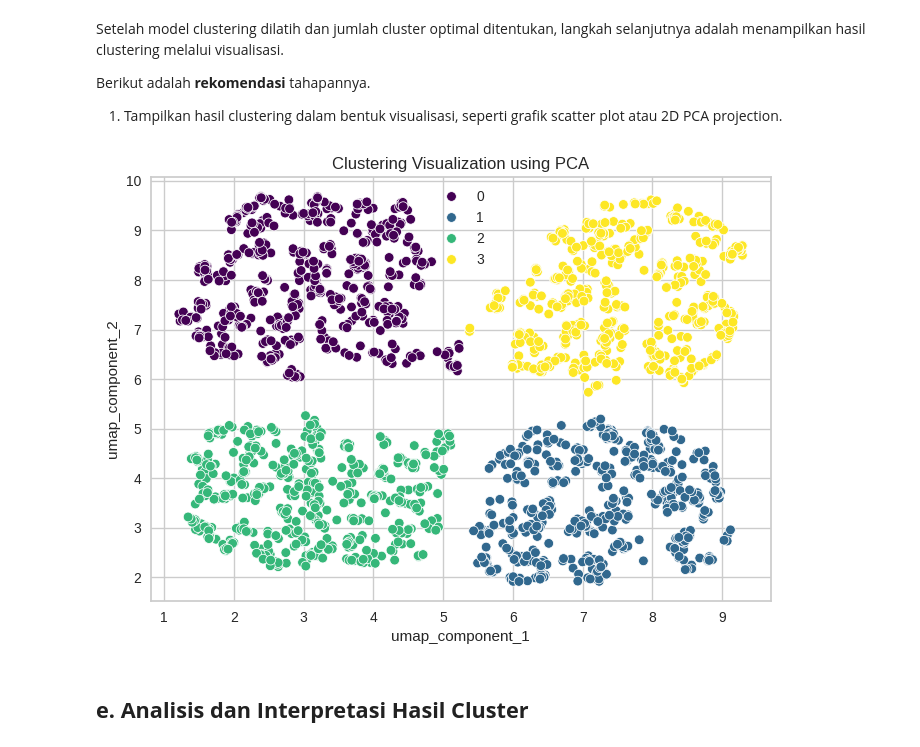
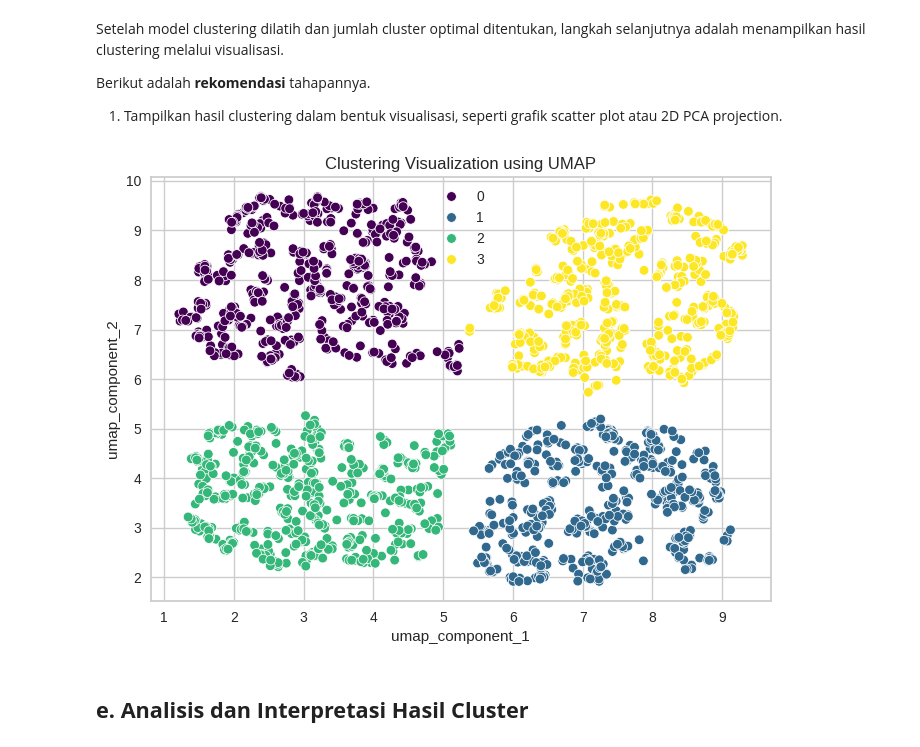
Before and after one commit to hfzdzakii/Dicoding-AnalysisDataAndModelling, a Jupyter notebook: [Clustering]_Submission_Akhir_BMLP_Muhammad_Hafizh_Dzaki.ipynb, the cells around one changed output. Cells and saved outputs as stored; diff of their text form; code cells hidden in the pictures.

```diff
--- a/[Clustering]_Submission_Akhir_BMLP_Muhammad_Hafizh_Dzaki.ipynb
+++ b/[Clustering]_Submission_Akhir_BMLP_Muhammad_Hafizh_Dzaki.ipynb
@@ -398,10 +395,10 @@ Berikut adalah **rekomendasi** tahapannya.
 1. Tampilkan hasil clustering dalam bentuk visualisasi, seperti grafik scatter plot atau 2D PCA projection.
 # %%
 sns.scatterplot(x=df_selected['umap_component_1'], y=df_selected['umap_component_2'], hue=labelss, palette='viridis')
-plt.title("Clustering Visualization using PCA")
+plt.title("Clustering Visualization using UMAP")
 plt.show()
 # %% [output]
-[figure, old version]
+[figure, new version]
 # %% [markdown]
 ## **e. Analisis dan Interpretasi Hasil Cluster**
 # %% [markdown]
```
Also changed, not shown: parts of 7 cells of this notebook, 1 other file.
